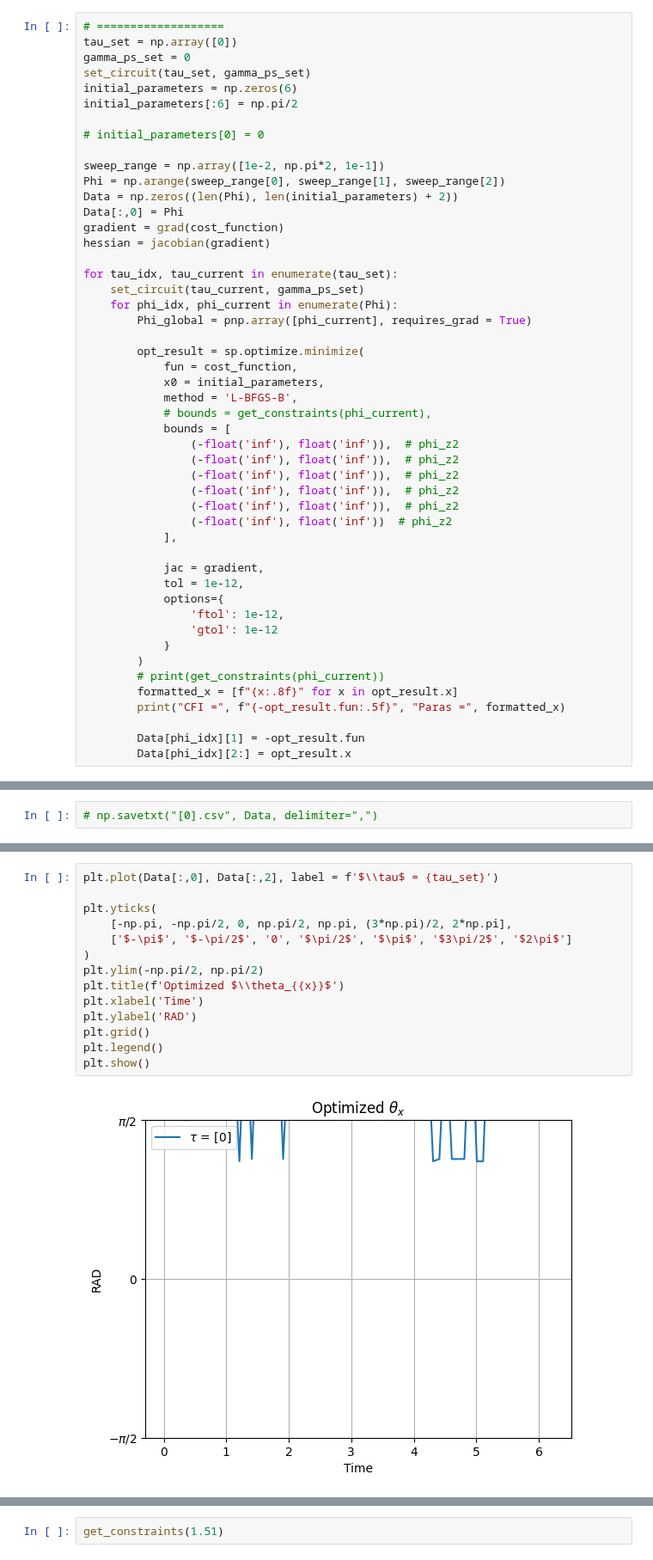
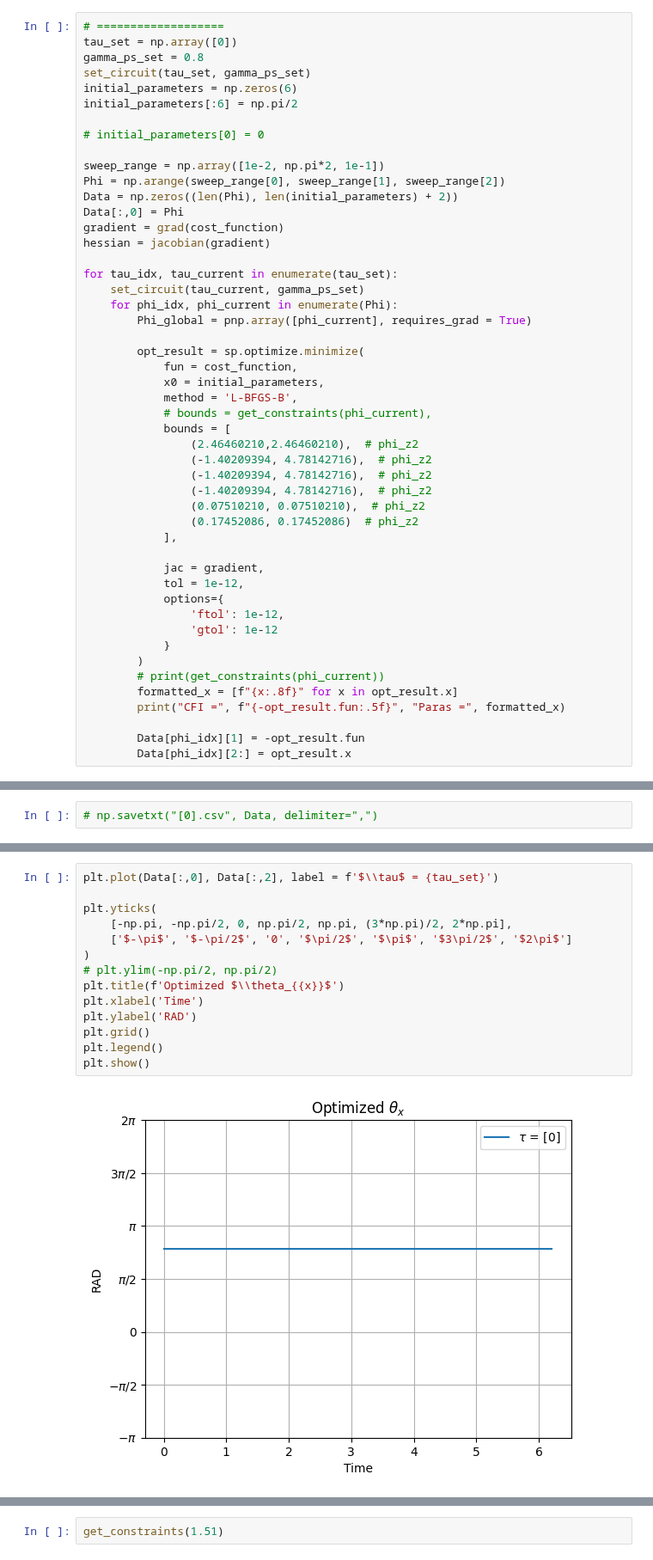
Before and after one commit to iridescent0923/Quantum_Optimization, a Jupyter notebook: Pennylane_Workspace/Optimization/[3-qubit]/[2nd_hamiltonian]/[ps=0]/scipy_[0].ipynb, the cells around one changed output, grey strips where cells are left out. Shown at 86% size. Saved outputs shown, nothing was run; the diff lists cells and outputs as text.

```diff
--- a/Pennylane_Workspace/Optimization/[3-qubit]/[2nd_hamiltonian]/[ps=0]/scipy_[0].ipynb
+++ b/Pennylane_Workspace/Optimization/[3-qubit]/[2nd_hamiltonian]/[ps=0]/scipy_[0].ipynb
@@ -227,7 +227,7 @@ def get_constraints(phi_current):
 # %%
 # ===================
 tau_set = np.array([0])
-gamma_ps_set = 0
+gamma_ps_set = 0.8
 set_circuit(tau_set, gamma_ps_set)
 initial_parameters = np.zeros(6)
 initial_parameters[:6] = np.pi/2
@@ -252,12 +252,12 @@ for tau_idx, tau_current in enumerate(tau_set):
             method = 'L-BFGS-B',
             # bounds = get_constraints(phi_current),
             bounds = [
-                (-float('inf'), float('inf')),  # phi_z2
-                (-float('inf'), float('inf')),  # phi_z2
-                (-float('inf'), float('inf')),  # phi_z2
-                (-float('inf'), float('inf')),  # phi_z2
-                (-float('inf'), float('inf')),  # phi_z2
-                (-float('inf'), float('inf'))  # phi_z2
+                (2.46460210,2.46460210),  # phi_z2
+                (-1.40209394, 4.78142716),  # phi_z2
+                (-1.40209394, 4.78142716),  # phi_z2
+                (-1.40209394, 4.78142716),  # phi_z2
+                (0.07510210, 0.07510210),  # phi_z2
+                (0.17452086, 0.17452086)  # phi_z2
             ],
 
             jac = gradient,
@@ -326,19 +326,19 @@ plt.show()
 # %%
 plt.plot(Data[:,0], Data[:,2], label = f'$\\tau$ = {tau_set}')
 
 plt.yticks(
     [-np.pi, -np.pi/2, 0, np.pi/2, np.pi, (3*np.pi)/2, 2*np.pi],
     ['$-\pi$', '$-\pi/2$', '0', '$\pi/2$', '$\pi$', '$3\pi/2$', '$2\pi$']
 )
-plt.ylim(-np.pi/2, np.pi/2)
+# plt.ylim(-np.pi/2, np.pi/2)
 plt.title(f'Optimized $\\theta_{{x}}$')
 plt.xlabel('Time')
 plt.ylabel('RAD')
 plt.grid()
 plt.legend()
 plt.show()
 # %% [output]
-[figure, old version]
+[figure, new version]
 # %%
 plt.plot(Data[:,0], Data[:,3], label = f'$\\tau$ = {tau_set}')
 
```
Also changed, not shown: parts of 13 cells of this notebook, 21 other files.
